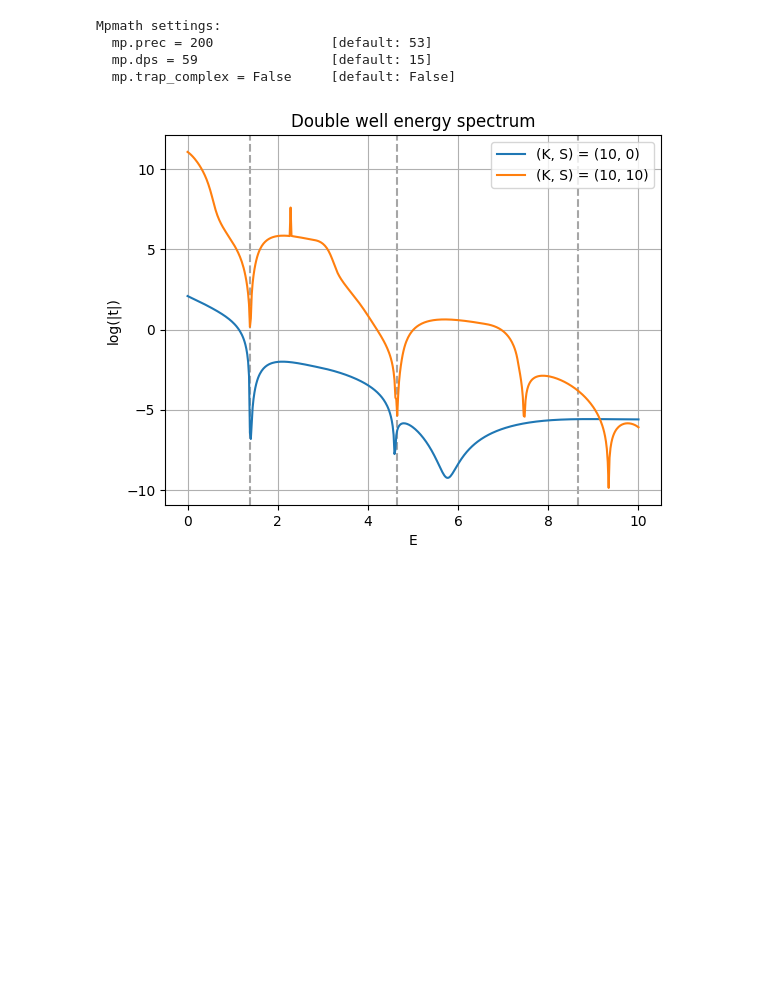
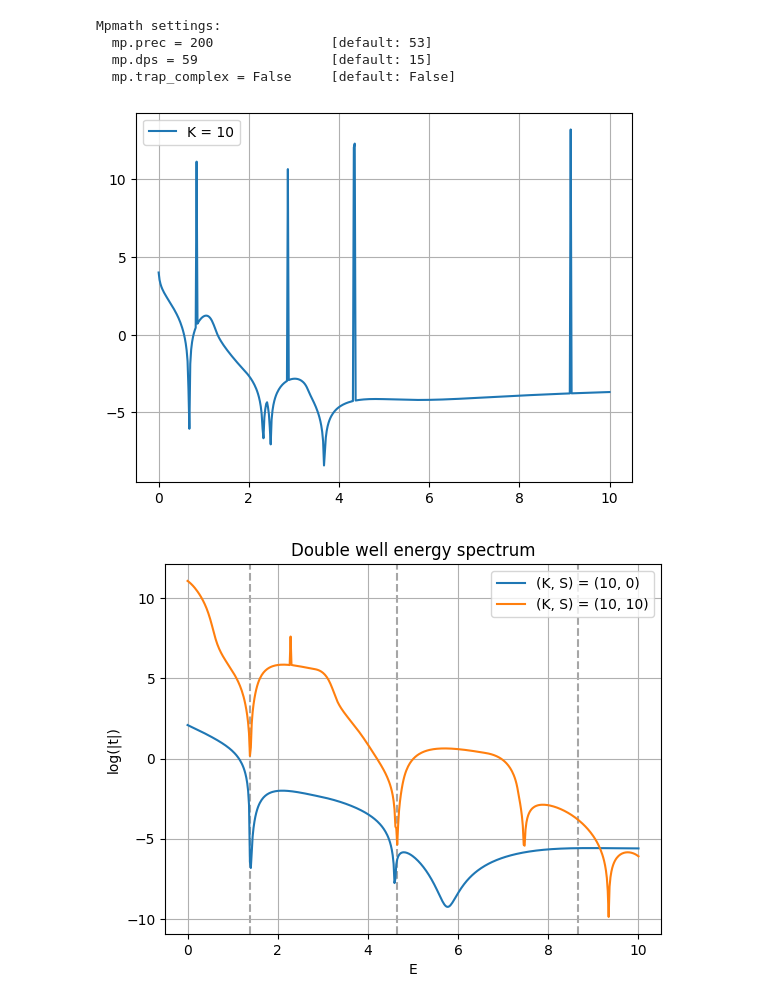
Before and after one commit to Newtech66/mtp-matrix-bootstrap, a Jupyter notebook: sdpa/sdpa_solve.ipynb, the cells around one changed output. Cells and saved outputs as stored; diff of their text form; code cells hidden in the pictures; blank space fills up the shorter version.

```diff
--- a/sdpa/sdpa_solve.ipynb
+++ b/sdpa/sdpa_solve.ipynb
@@ -125,4 +124,12 @@ while d + m <= lim:
 shifts = [0]
 for shift in shifts:
     solve(shift, E)
+# %%
+data = np.load(f'./data/{potential_name}_K_{K}_shift_{shift}.npz',allow_pickle=True)
+plt.plot(data['Es'], data['ts'], label=f'K = {K}')
+plt.legend()
+plt.grid()
+plt.show()
+# %% [output]
+[figure, added]
 # %%
```
Also changed, not shown: parts of 4 cells of this notebook, 20 other files.
